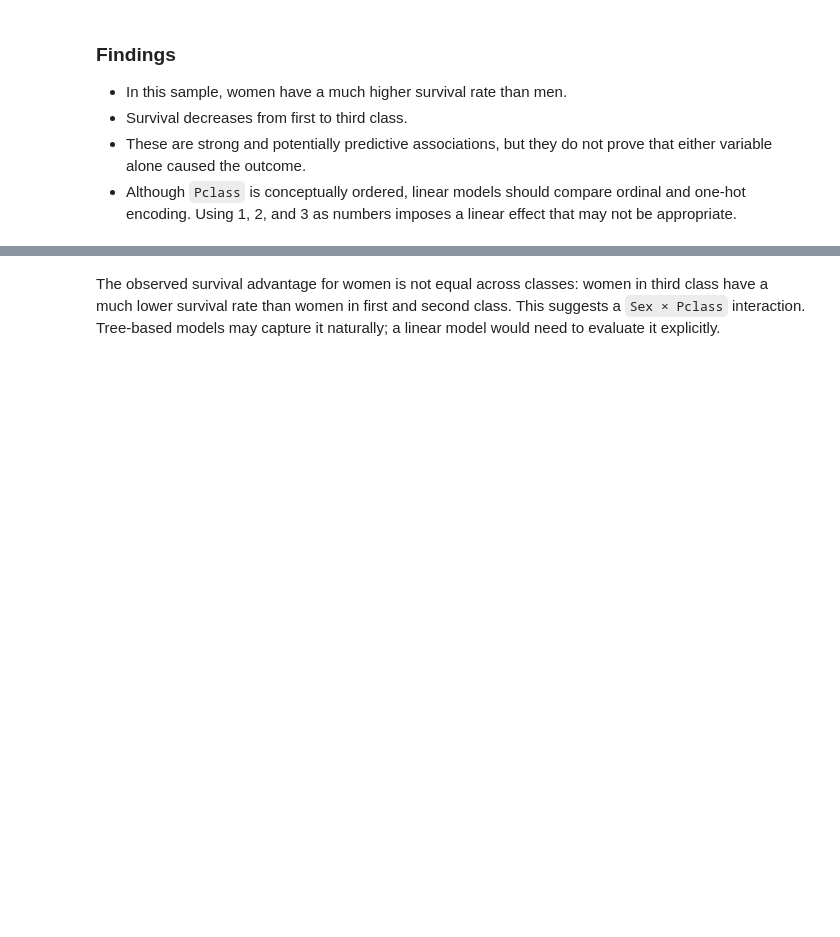
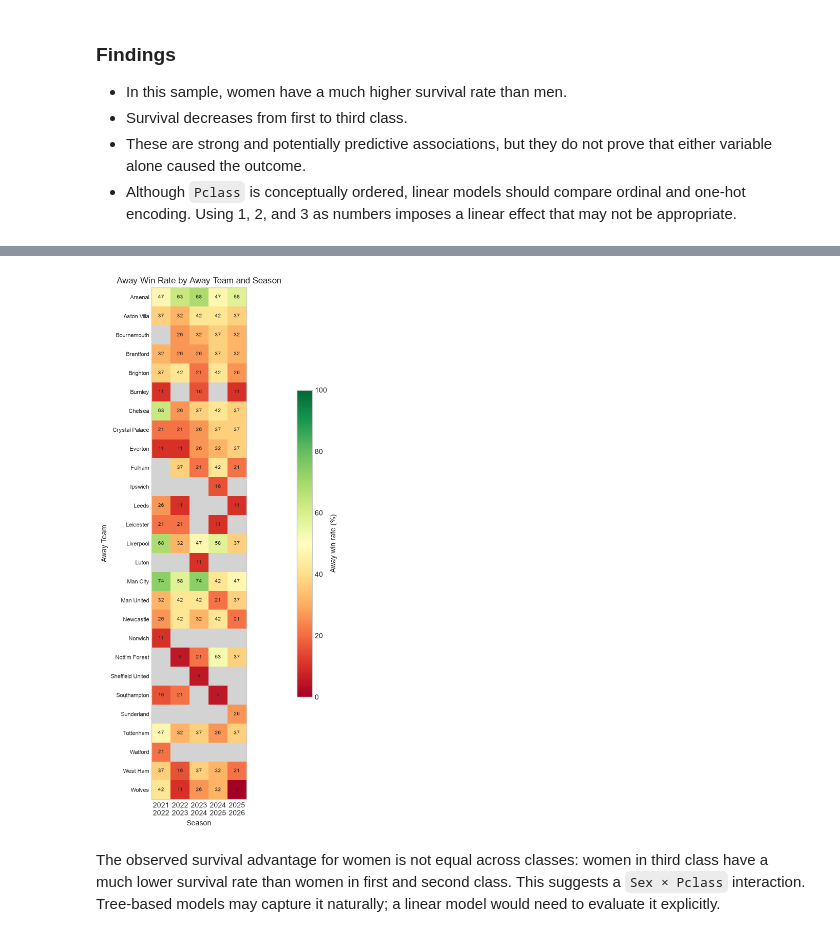
Before and after one commit to errodd/premier_league_football_predictor, a Jupyter notebook: notebooks/EDA.ipynb, the cells around one changed output, grey strips where cells are left out. Drawn from its saved outputs; the diff is of its cells as text; code cells hidden in the pictures; blank space fills up the shorter version.

```diff
--- a/notebooks/EDA.ipynb
+++ b/notebooks/EDA.ipynb
@@ -473,3 +503,32 @@ plt.show()
+# %%
+# Chart 2: away win rate by away team and season
+away_season_pivot = away_team_season_summary["A_pct"].unstack("Season")
+
+cmap = plt.cm.RdYlGn.copy()
+cmap.set_bad("lightgray")
+
+fig, ax = plt.subplots(figsize=(20, 11))
+im = ax.imshow(away_season_pivot.values, cmap=cmap, vmin=0, vmax=100)
+ax.set_xticks(range(away_season_pivot.shape[1]))
+ax.set_xticklabels([c.replace("-", "\n") for c in away_season_pivot.columns], fontsize=10)
+ax.set_yticks(range(away_season_pivot.shape[0]))
+ax.set_yticklabels(away_season_pivot.index, fontsize=8)
+ax.grid(False)
+ax.set_title("Away Win Rate by Away Team and Season")
+ax.set_xlabel("Season")
+ax.set_ylabel("Away Team")
+
+for i in range(away_season_pivot.shape[0]):
+    for j in range(away_season_pivot.shape[1]):
+        val = away_season_pivot.values[i, j]
+        if not np.isnan(val):
+            ax.text(j, i, f"{val:.0f}", ha="center", va="center", fontsize=7)
+
+fig.colorbar(im, ax=ax, label="Away win rate (%)", shrink=0.6)
+plt.tight_layout()
+plt.show()
+# %% [output]
+[figure, added]
 # %% [markdown]
 The observed survival advantage for women is not equal across classes: women in third class have a much lower survival rate than women in first and second class. This suggests a `Sex × Pclass` interaction. Tree-based models may capture it naturally; a linear model would need to evaluate it explicitly.
 # %% [markdown]
```
Also changed, not shown: parts of 5 cells of this notebook, 2 other files.
